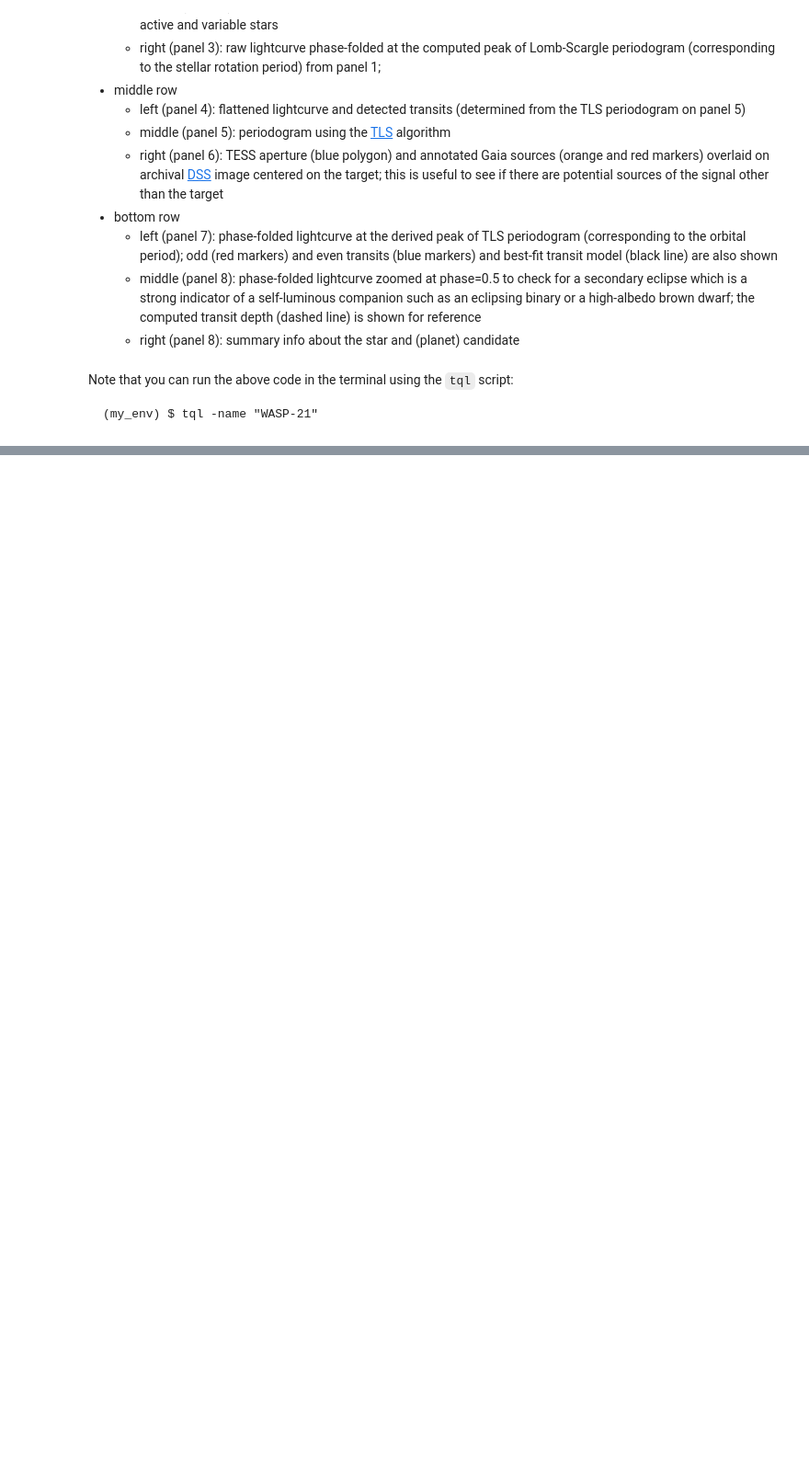
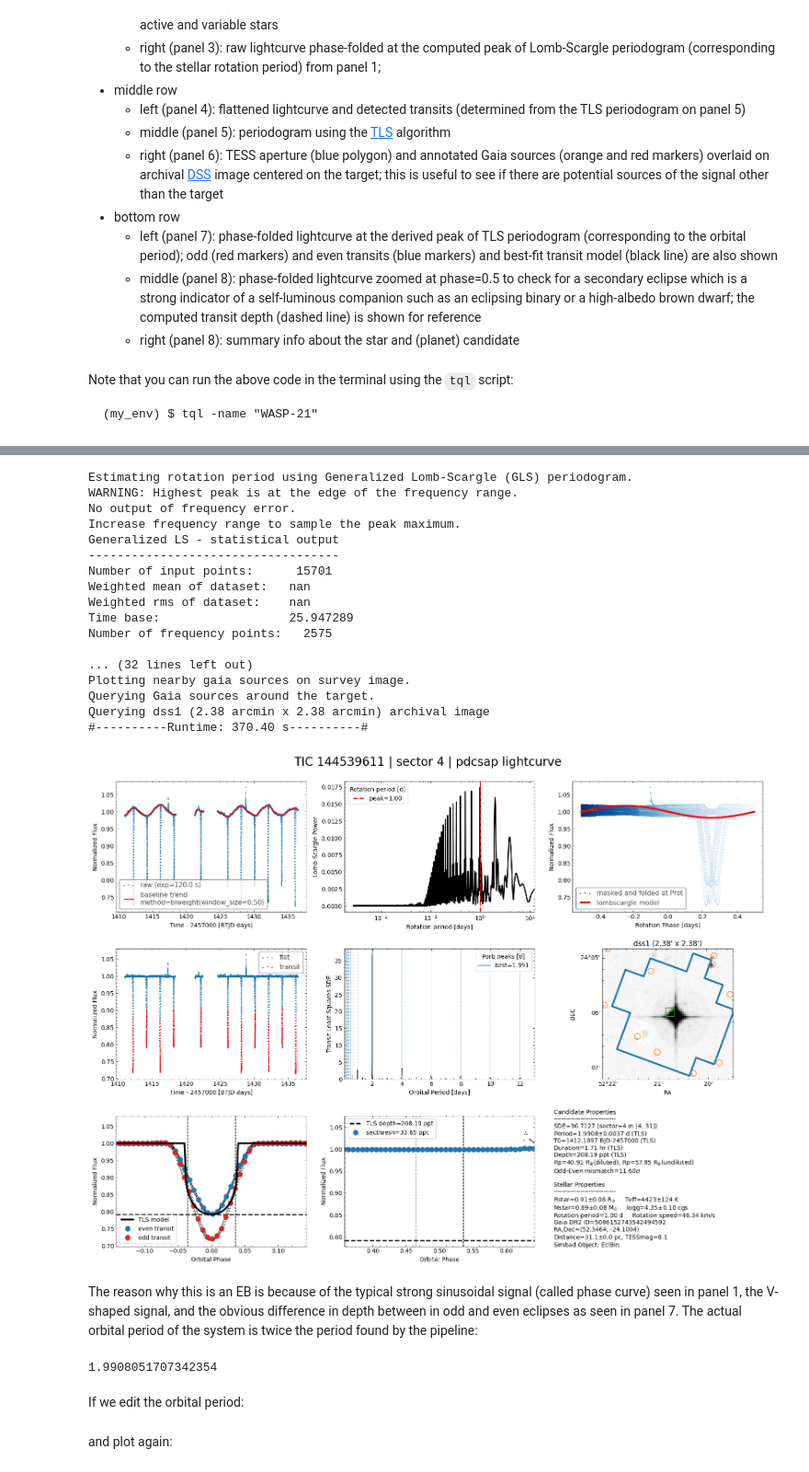
Before and after one commit to jpdeleon/quicklook, a Jupyter notebook: notebook/example.ipynb, the cells around one changed output, grey strips where cells are left out. Shown at 92% size. Saved outputs shown, nothing was run; the diff lists cells and outputs as text; code cells hidden in the pictures; blank space fills up the shorter version.

```diff
--- a/notebook/example.ipynb
+++ b/notebook/example.ipynb
@@ -111,0 +104,4 @@ Note that you can run the above code in the terminal using the `tql` script:
+# %%
+from tql import TessQuickLook
+
+eb = TessQuickLook(target_name="TIC 144539611")
@@ -111,0 +127,29 @@ Note that you can run the above code in the terminal using the `tql` script:
+# %%
+fig = eb.plot_tql()
+# %% [output]
+Estimating rotation period using Generalized Lomb-Scargle (GLS) periodogram.
+WARNING: Highest peak is at the edge of the frequency range.
+No output of frequency error.
+Increase frequency range to sample the peak maximum.
+Generalized LS - statistical output
+-----------------------------------
+Number of input points:      15701
+Weighted mean of dataset:   nan
+Weighted rms of dataset:    nan
+Time base:                  25.947289
+Number of frequency points:   2575
+
+... (32 lines left out)
+Plotting nearby gaia sources on survey image.
+Querying Gaia sources around the target.
+Querying dss1 (2.38 arcmin x 2.38 arcmin) archival image
+#----------Runtime: 370.40 s----------#
+[figure, added]
+# %% [markdown]
+The reason why this is an EB is because of the typical strong sinusoidal signal (called phase curve) seen in panel 1, the V-shaped signal, and the obvious difference in depth between in odd and even eclipses as seen in panel 7. The actual orbital period of the system is twice the period found by the pipeline:
+# %%
+eb.tls_results.period
+# %% [output]
+1.9908051707342354
+# %% [markdown]
+If we edit the orbital period:
@@ -111,0 +158,2 @@ Note that you can run the above code in the terminal using the `tql` script:
+# %% [markdown]
+and plot again:
```
Also changed, not shown: parts of 27 cells of this notebook.
